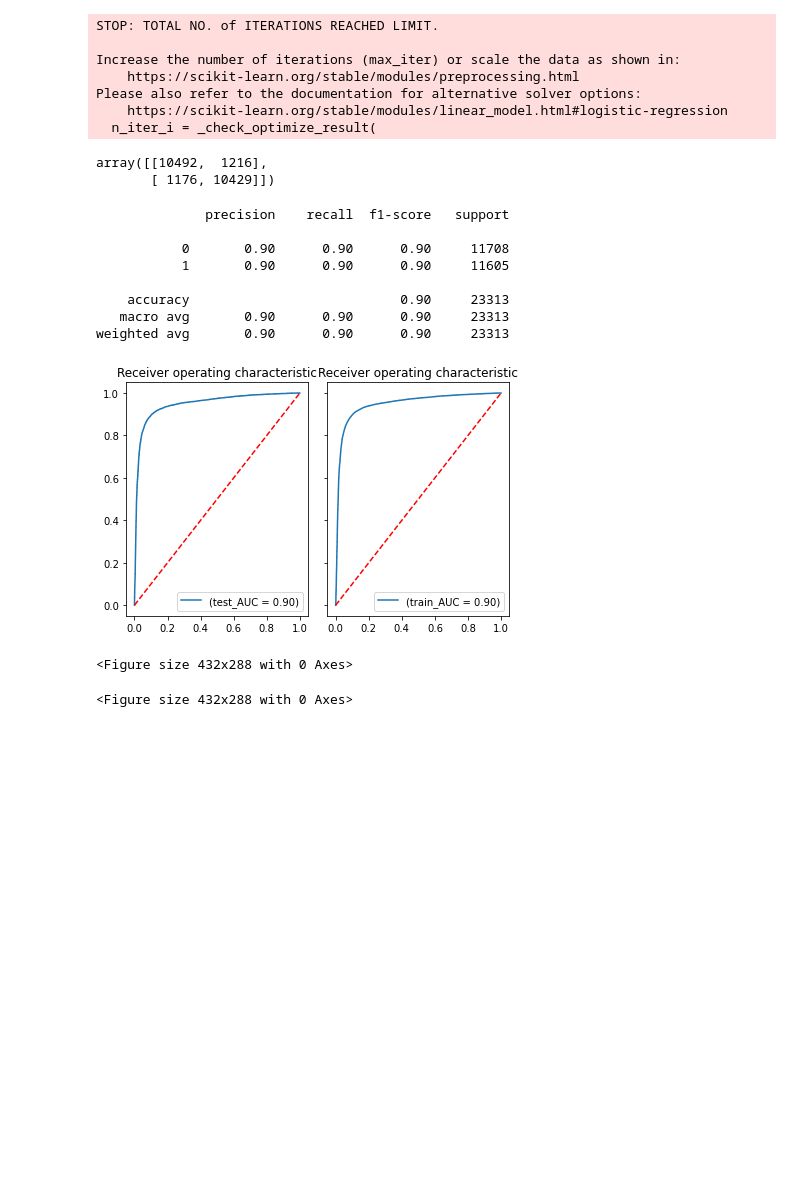
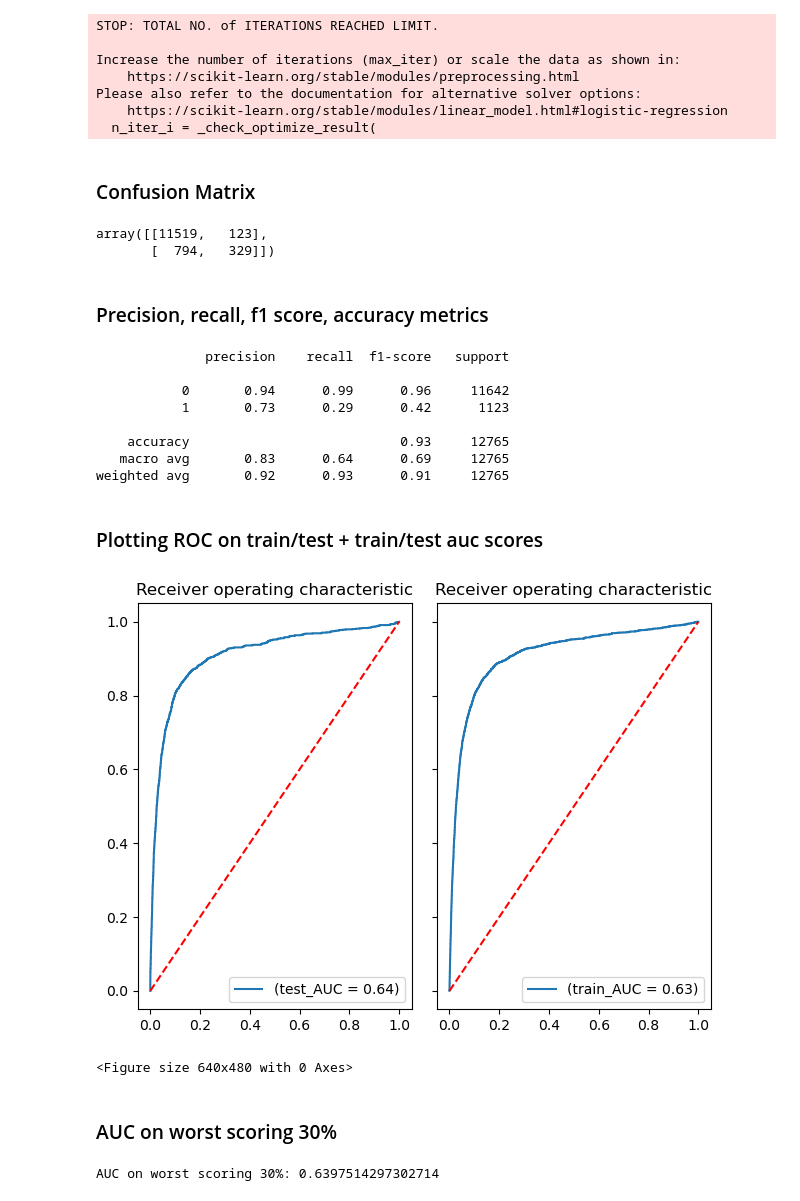
Before and after one commit to DSC180A/create_credit_score, a Jupyter notebook: src/data/make_dataset.ipynb, the cells around one changed output. Drawn from its saved outputs; the diff is of its cells as text; code cells hidden in the pictures; blank space fills up the shorter version.

```diff
--- a/src/data/make_dataset.ipynb
+++ b/src/data/make_dataset.ipynb
@@ -112,11 +115,11 @@ df_clean
 # %%
 # Imbalance dataset
 
-oversample = SMOTE()
+# oversample = SMOTE()
 X = df_clean.drop('bad', axis=1)
 y = df_clean['bad'].astype(int)
-counter = Counter(y)
-print(counter)
-X, y = oversample.fit_resample(X, y)
-counter = Counter(y)
-print(counter)
+# counter = Counter(y)
+# print(counter)
+# X, y = oversample.fit_resample(X, y)
+# counter = Counter(y)
+# print(counter)
@@ -145,7 +132,7 @@ from sklearn.linear_model import LogisticRegression
 # y = df_clean[['bad']]
 X_train, X_test, y_train, y_test = train_test_split(X, y, test_size=0.3, random_state=42)
 
-clf = LogisticRegression().fit(X_train,y_train)
+clf = LogisticRegression(penalty='none').fit(X_train,y_train)
 y_pred =clf.predict(X_test)
 # %% [output]
 STOP: TOTAL NO. of ITERATIONS REACHED LIMIT.
@@ -155,25 +142,31 @@ Increase the number of iterations (max_iter) or scale the data as shown in:
 Please also refer to the documentation for alternative solver options:
     https://scikit-learn.org/stable/modules/linear_model.html#logistic-regression
   n_iter_i = _check_optimize_result(
+# %% [markdown]
+### Confusion Matrix
 # %%
 from sklearn.metrics import confusion_matrix
 
 confusion_matrix(y_test, y_pred)
 # %% [output]
-array([[10492,  1216],
-       [ 1176, 10429]])
+array([[11519,   123],
+       [  794,   329]])
+# %% [markdown]
+### Precision, recall, f1 score, accuracy metrics
 # %%
 from sklearn.metrics import classification_report
 print(classification_report(y_test, y_pred))
 # %% [output]
               precision    recall  f1-score   support
 
-           0       0.90      0.90      0.90     11708
-           1       0.90      0.90      0.90     11605
+           0       0.94      0.99      0.96     11642
+           1       0.73      0.29      0.42      1123
 
-    accuracy                           0.90     23313
-   macro avg       0.90      0.90      0.90     23313
-weighted avg       0.90      0.90      0.90     23313
+    accuracy                           0.93     12765
+   macro avg       0.83      0.64      0.69     12765
+weighted avg       0.92      0.93      0.91     12765
+# %% [markdown]
+### Plotting ROC on train/test + train/test auc scores
 # %%
 from sklearn.metrics import roc_auc_score
 from sklearn.metrics import roc_curve
@@ -182,34 +175,43 @@ import matplotlib.pyplot as plt
 fig, axes = plt.subplots(1, 2, sharey=True)
 
 logit_roc_auc = roc_auc_score(y_test, y_pred)
 fpr, tpr, thresholds = roc_curve(y_test, clf.predict_proba(X_test)[:,1])
-plt.figure()
+# plt.figure()
 axes[0].plot(fpr, tpr, label='(test_AUC = %0.2f)' % logit_roc_auc)
 axes[0].plot([0, 1], [0, 1],'r--')
 # axes[0].xlim([0.0, 1.0])
 # axes[0].ylim([0.0, 1.05])
 # axes[0].xlabel('False Positive Rate')
 # axes[0].ylabel('True Positive Rate')
 axes[0].title.set_text('Receiver operating characteristic')
 axes[0].legend(loc="lower right")
 # axes[0].savefig('Log_ROC')
 # axes[0].show()
 
 logit_roc_auc = roc_auc_score(y_train, clf.predict(X_train))
 fpr, tpr, thresholds = roc_curve(y_train, clf.predict_proba(X_train)[:,1])
 plt.figure()
 axes[1].plot(fpr, tpr, label='(train_AUC = %0.2f)' % logit_roc_auc)
 axes[1].plot([0, 1], [0, 1],'r--')
 # axes[1].xlim([0.0, 1.0])
 # axes[1].ylim([0.0, 1.05])
 # axes[1].xlabel('False Positive Rate')
 # axes[1].ylabel('True Positive Rate')
 axes[1].title.set_text('Receiver operating characteristic')
 axes[1].legend(loc="lower right")
 # axes[1].savefig('Log_ROC')
 # axes[1].show()
 fig.tight_layout()
+
+plt.show()
 # %% [output]
-[figure, old version]
+[figure, new version]
-<Figure size 432x288 with 0 Axes>
+<Figure size 640x480 with 0 Axes>
-<Figure size 432x288 with 0 Axes>
+# %% [markdown]
+### AUC on worst scoring 30%
+# %%
+logit_roc_auc = roc_auc_score(y_test, y_pred, max_fpr = 0.3)
+
+print(f'AUC on worst scoring 30%: {logit_roc_auc}')
+# %% [output]
+AUC on worst scoring 30%: 0.6397514297302714
```
Also changed, not shown: parts of 15 cells of this notebook.
